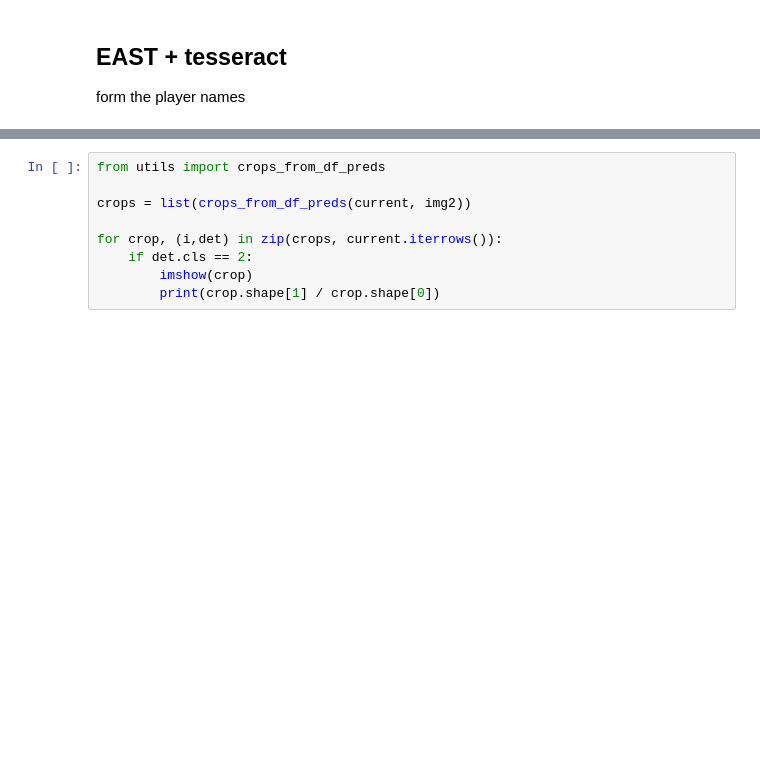
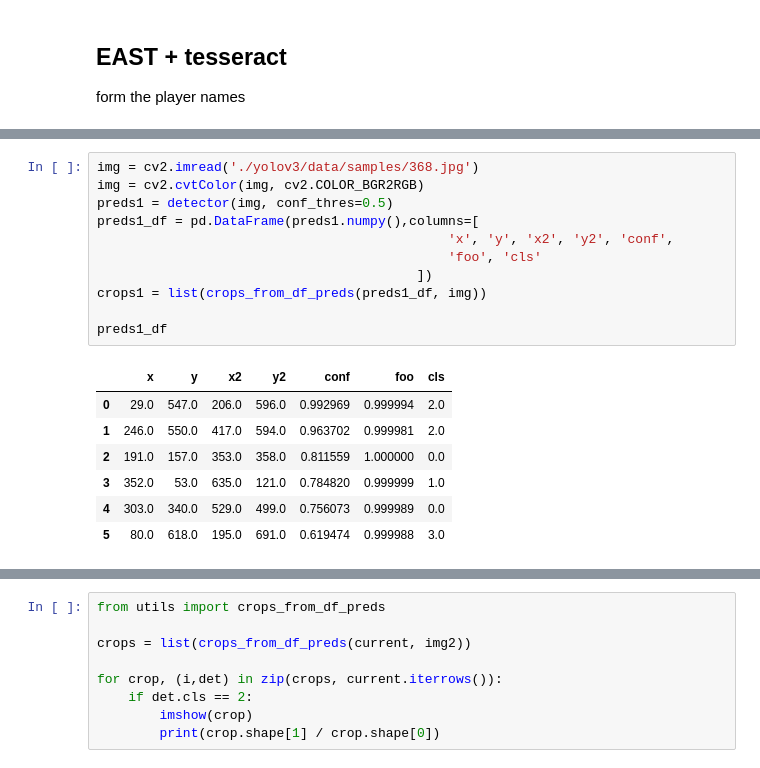
Before and after one commit to FrancescoSaverioZuppichini/Kanga-Challenge, a Jupyter notebook: source/playground.ipynb, the cells around one changed output, grey strips where cells are left out. Saved outputs shown, nothing was run; the diff lists cells and outputs as text; blank space fills up the shorter version.

```diff
--- a/source/playground.ipynb
+++ b/source/playground.ipynb
@@ -200,0 +215,19 @@ prev.crop[0].shape
+# %%
+img = cv2.imread('./yolov3/data/samples/368.jpg')
+img = cv2.cvtColor(img, cv2.COLOR_BGR2RGB)
+preds1 = detector(img, conf_thres=0.5)
+preds1_df = pd.DataFrame(preds1.numpy(),columns=[
+                                             'x', 'y', 'x2', 'y2', 'conf',
+                                             'foo', 'cls'
+                                         ])
+crops1 = list(crops_from_df_preds(preds1_df, img))
+
+preds1_df
+# %% [output]
+|  | x | y | x2 | y2 | conf | foo | cls |
+| 0 | 29.0 | 547.0 | 206.0 | 596.0 | 0.992969 | 0.999994 | 2.0 |
+| 1 | 246.0 | 550.0 | 417.0 | 594.0 | 0.963702 | 0.999981 | 2.0 |
+| 2 | 191.0 | 157.0 | 353.0 | 358.0 | 0.811559 | 1.000000 | 0.0 |
+| 3 | 352.0 | 53.0 | 635.0 | 121.0 | 0.784820 | 0.999999 | 1.0 |
+| 4 | 303.0 | 340.0 | 529.0 | 499.0 | 0.756073 | 0.999989 | 0.0 |
+| 5 | 80.0 | 618.0 | 195.0 | 691.0 | 0.619474 | 0.999988 | 3.0 |
```
Also changed, not shown: parts of 16 cells of this notebook, 2 other files.
